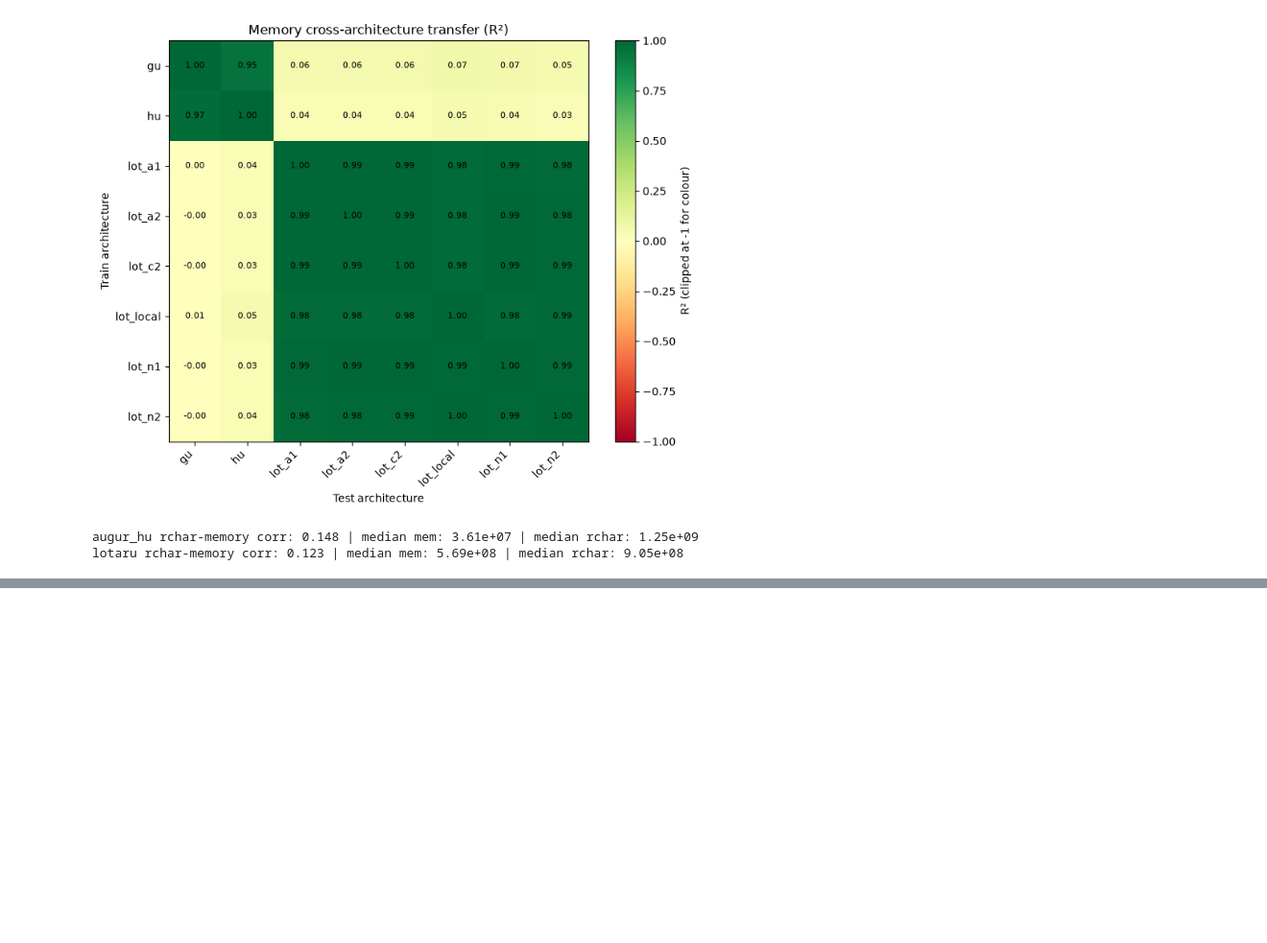
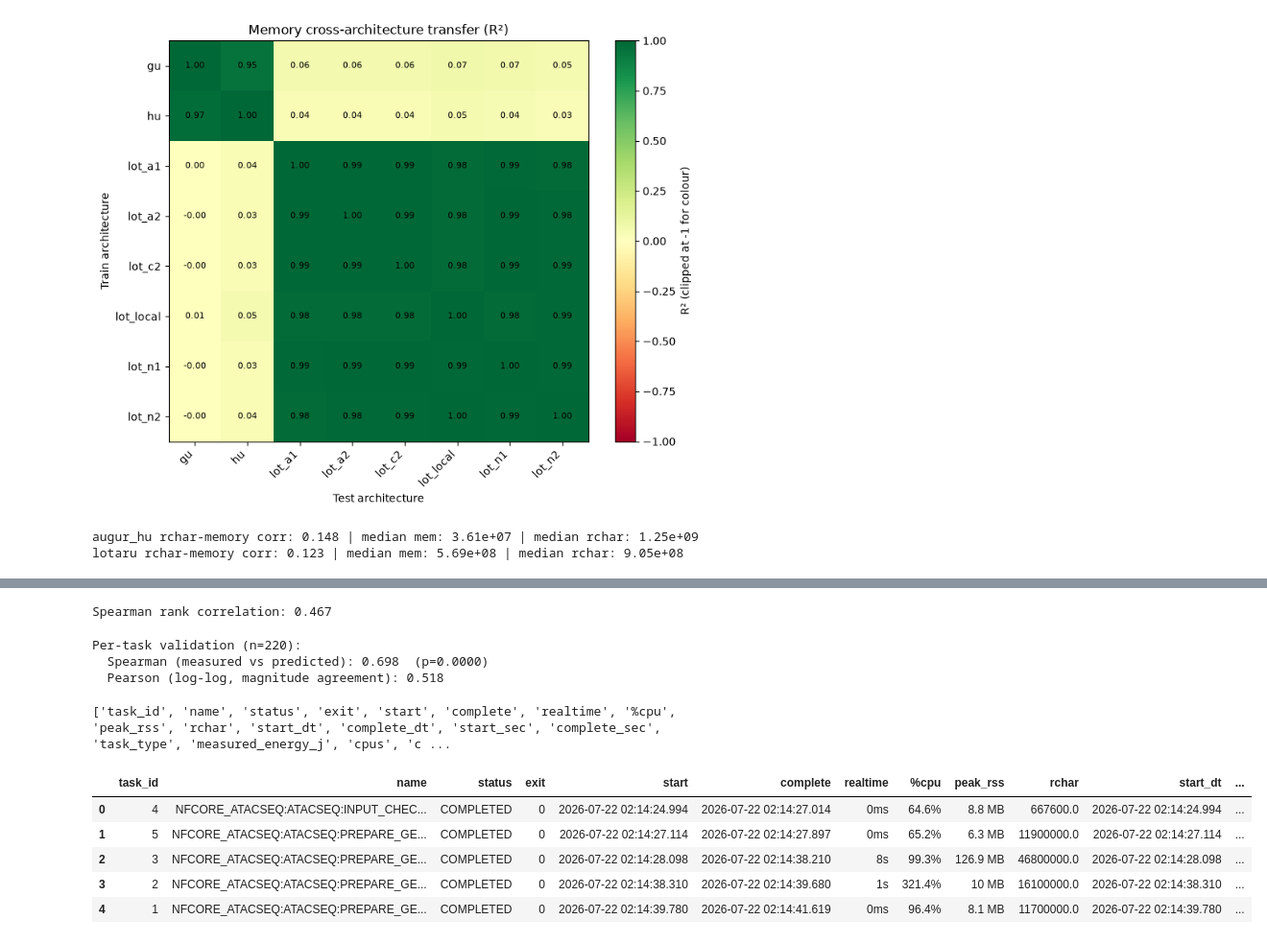
Before and after one commit to PranayShelar26/Msc_project_3128271s, a Jupyter notebook: Code/data_modelling.ipynb, the cells around one changed output, grey strips where cells are left out. Shown at 96% size. Drawn from its saved outputs; the diff is of its cells as text; code cells hidden in the pictures; blank space fills up the shorter version.

Commit message:
Compared laptop execution with predictions

```diff
--- a/Code/data_modelling.ipynb
+++ b/Code/data_modelling.ipynb
@@ -428,0 +534,55 @@ lotaru rchar-memory corr: 0.123 | median mem: 5.69e+08 | median rchar: 9.05e+08
+# %%
+print(f"Spearman rank correlation: {rho:.3f}")
+# %% [output]
+Spearman rank correlation: 0.467
+# %%
+from scipy.stats import spearmanr
+import pandas as pd, numpy as np, re
+from scipy.stats import pearsonr
+# --- Load laptop data with parsed input sizes ---
+lap = pd.read_csv("../Processed_data/laptop_measured_energy.csv")
+
+def parse_size(s):
+    if pd.isna(s): return np.nan
+    m = re.match(r'([\d.]+)\s*([KMGT]?B)', str(s).strip())
+    if not m: return np.nan
+    mult = {'B':1,'KB':1e3,'MB':1e6,'GB':1e9,'TB':1e12}[m.group(2)]
+    return float(m.group(1))*mult
+
+lap["rchar"] = lap["rchar"].apply(parse_size)
+lap["measured_energy_j"] = pd.to_numeric(lap["measured_energy_j"], errors="coerce")
+lap = lap.dropna(subset=["rchar","measured_energy_j"])
+lap = lap[lap["measured_energy_j"] > 0]
+
+# --- Build feature matrix matching what your energy model expects ---
+# Your model was trained with: rchar, cpus, concurrent_task_count, + one-hot task_type
+lap["cpus"] = 1                       # laptop test tasks (adjust if trace has real cpus)
+lap["concurrent_task_count"] = 0      # approx; laptop ran mostly sequential
+lap_enc = pd.get_dummies(lap, columns=["task_type"], prefix="task")
+
+# Align columns to the model's training features (fill missing task types with 0)
+energy_model = models["energy_j"]
+X_lap = lap_enc.reindex(columns=energy_model.feature_names_in_, fill_value=0)
+
+# --- Predict per-task energy on the laptop tasks ---
+lap["predicted_energy_j"] = energy_model.predict(X_lap)
+
+# --- Per-task rank correlation (the fair validation) ---
+rho, p = spearmanr(lap["measured_energy_j"], lap["predicted_energy_j"])
+print(f"Per-task validation (n={len(lap)}):")
+print(f"  Spearman (measured vs predicted): {rho:.3f}  (p={p:.4f})")
+
+# Also Pearson on log scale (magnitude agreement)
+
+mask = (lap["measured_energy_j"]>0) & (lap["predicted_energy_j"]>0)
+r_log, _ = pearsonr(np.log(lap.loc[mask,"measured_energy_j"]),
+                    np.log(lap.loc[mask,"predicted_energy_j"]))
+print(f"  Pearson (log-log, magnitude agreement): {r_log:.3f}")
+# %% [output]
+Per-task validation (n=220):
+  Spearman (measured vs predicted): 0.698  (p=0.0000)
+  Pearson (log-log, magnitude agreement): 0.518
+# %%
+print(lap.columns.tolist())   # does it have cpus? concurrent info?
+# %% [output]
+['task_id', 'name', 'status', 'exit', 'start', 'complete', 'realtime', '%cpu', 'peak_rss', 'rchar', 'start_dt', 'complete_dt', 'start_sec', 'complete_sec', 'task_type', 'measured_energy_j', 'cpus', 'c ...
@@ -428,0 +591,9 @@ lotaru rchar-memory corr: 0.123 | median mem: 5.69e+08 | median rchar: 9.05e+08
+# %%
+lap.head()
+# %% [output]
+|  | task_id | name | status | exit | start | complete | realtime | %cpu | peak_rss | rchar | start_dt | ... |
+| 0 | 4 | NFCORE_ATACSEQ:ATACSEQ:INPUT_CHEC... | COMPLETED | 0 | 2026-07-22 02:14:24.994 | 2026-07-22 02:14:27.014 | 0ms | 64.6% | 8.8 MB | 667600.0 | 2026-07-22 02:14:24.994 | ... |
+| 1 | 5 | NFCORE_ATACSEQ:ATACSEQ:PREPARE_GE... | COMPLETED | 0 | 2026-07-22 02:14:27.114 | 2026-07-22 02:14:27.897 | 0ms | 65.2% | 6.3 MB | 11900000.0 | 2026-07-22 02:14:27.114 | ... |
+| 2 | 3 | NFCORE_ATACSEQ:ATACSEQ:PREPARE_GE... | COMPLETED | 0 | 2026-07-22 02:14:28.098 | 2026-07-22 02:14:38.210 | 8s | 99.3% | 126.9 MB | 46800000.0 | 2026-07-22 02:14:28.098 | ... |
+| 3 | 2 | NFCORE_ATACSEQ:ATACSEQ:PREPARE_GE... | COMPLETED | 0 | 2026-07-22 02:14:38.310 | 2026-07-22 02:14:39.680 | 1s | 321.4% | 10 MB | 16100000.0 | 2026-07-22 02:14:38.310 | ... |
+| 4 | 1 | NFCORE_ATACSEQ:ATACSEQ:PREPARE_GE... | COMPLETED | 0 | 2026-07-22 02:14:39.780 | 2026-07-22 02:14:41.619 | 0ms | 96.4% | 8.1 MB | 11700000.0 | 2026-07-22 02:14:39.780 | ... |
```
Also changed, not shown: parts of 17 cells of this notebook, 24 other files.
